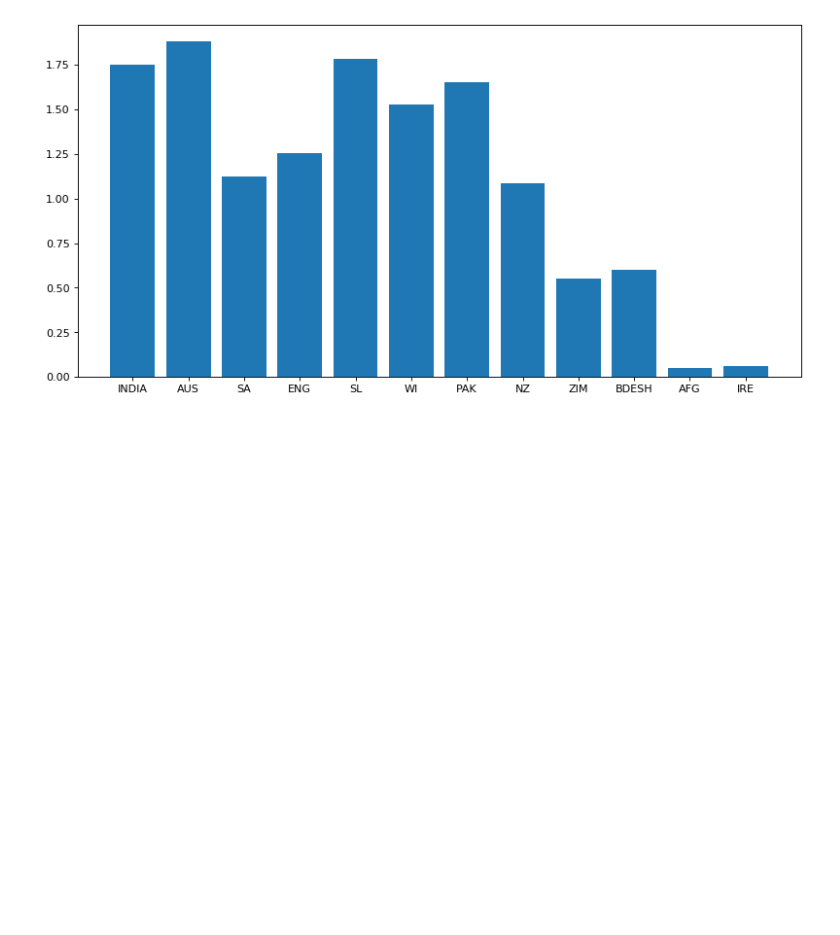
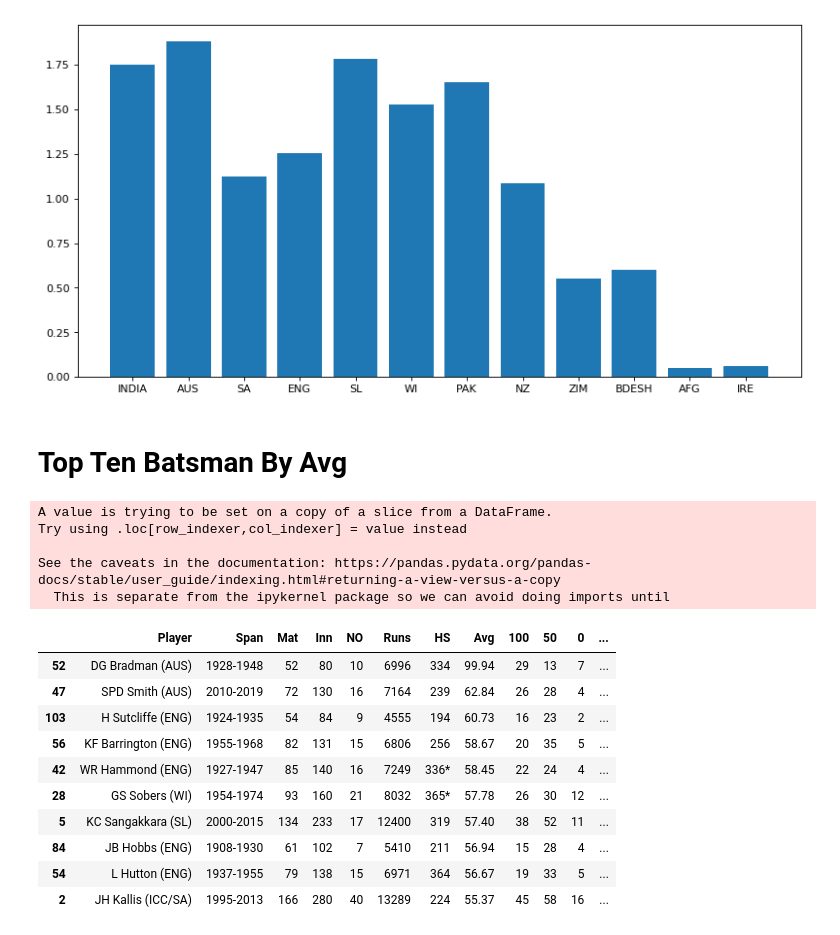
Before and after one commit to mushfiqulIslam/mltraining, a Jupyter notebook: icc-test-cricket-runs/test_cricket_run.ipynb, the cells around one changed output. Saved outputs shown, nothing was run; the diff lists cells and outputs as text; code cells hidden in the pictures; blank space fills up the shorter version.

Commit message:
Top Ten Batsman By Avg

```diff
--- a/icc-test-cricket-runs/test_cricket_run.ipynb
+++ b/icc-test-cricket-runs/test_cricket_run.ipynb
@@ -444,3 +444,31 @@ plt.bar(country, country_100s_avg)
 plt.show()
 # %% [output]
 [figure]
+# %% [markdown]
+# Top Ten Batsman By Avg
+# %%
+def top_ten_batsman_by_avg(data):
+    match_played_more_than50 = data.loc[data['Mat'] >= 50]
+    match_played_more_than50['Avg'] = match_played_more_than50['Avg'].astype(float).round(2)
+    avg_more_than55 = match_played_more_than50.loc[match_played_more_than50['Avg'] >= 55]
+    top_ten_batsman = avg_more_than55.sort_values('Avg', ascending=False)
+    return top_ten_batsman
+top_ten_batsman_by_avg = top_ten_batsman_by_avg(data)
+top_ten_batsman_by_avg
+# %% [output]
+A value is trying to be set on a copy of a slice from a DataFrame.
+Try using .loc[row_indexer,col_indexer] = value instead
+
+See the caveats in the documentation: https://pandas.pydata.org/pandas-docs/stable/user_guide/indexing.html#returning-a-view-versus-a-copy
+  This is separate from the ipykernel package so we can avoid doing imports until
+|  | Player | Span | Mat | Inn | NO | Runs | HS | Avg | 100 | 50 | 0 | ... |
+| 52 | DG Bradman (AUS) | 1928-1948 | 52 | 80 | 10 | 6996 | 334 | 99.94 | 29 | 13 | 7 | ... |
+| 47 | SPD Smith (AUS) | 2010-2019 | 72 | 130 | 16 | 7164 | 239 | 62.84 | 26 | 28 | 4 | ... |
+| 103 | H Sutcliffe (ENG) | 1924-1935 | 54 | 84 | 9 | 4555 | 194 | 60.73 | 16 | 23 | 2 | ... |
+| 56 | KF Barrington (ENG) | 1955-1968 | 82 | 131 | 15 | 6806 | 256 | 58.67 | 20 | 35 | 5 | ... |
+| 42 | WR Hammond (ENG) | 1927-1947 | 85 | 140 | 16 | 7249 | 336* | 58.45 | 22 | 24 | 4 | ... |
+| 28 | GS Sobers (WI) | 1954-1974 | 93 | 160 | 21 | 8032 | 365* | 57.78 | 26 | 30 | 12 | ... |
+| 5 | KC Sangakkara (SL) | 2000-2015 | 134 | 233 | 17 | 12400 | 319 | 57.40 | 38 | 52 | 11 | ... |
+| 84 | JB Hobbs (ENG) | 1908-1930 | 61 | 102 | 7 | 5410 | 211 | 56.94 | 15 | 28 | 4 | ... |
+| 54 | L Hutton (ENG) | 1937-1955 | 79 | 138 | 15 | 6971 | 364 | 56.67 | 19 | 33 | 5 | ... |
+| 2 | JH Kallis (ICC/SA) | 1995-2013 | 166 | 280 | 40 | 13289 | 224 | 55.37 | 45 | 58 | 16 | ... |
```
